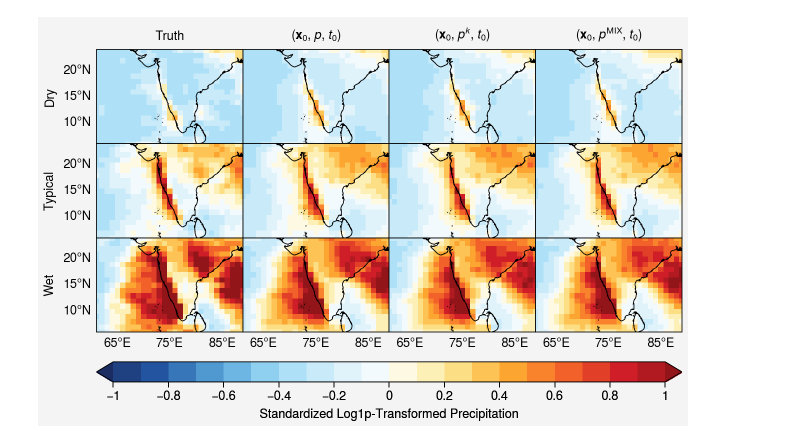
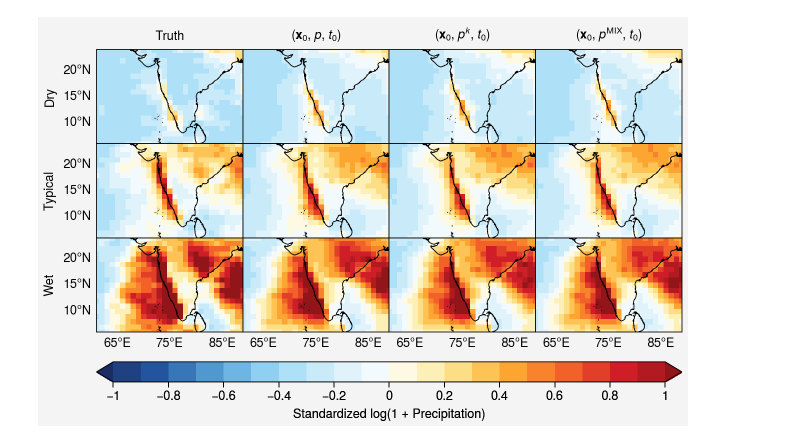
Before and after one commit to savannahferretti/monsoon-kernels, a Jupyter notebook: notebooks/predictions.ipynb, the cells around one changed output. Saved outputs shown, nothing was run; the diff lists cells and outputs as text; code cells hidden in the pictures.

```diff
--- a/notebooks/predictions.ipynb
+++ b/notebooks/predictions.ipynb
@@ -64,20 +64,19 @@ for model in CONFIGS['models']:
 # %%
 fig,axs = pplt.subplots(nrows=3,ncols=len(results)+1,proj='cyl',figwidth=6.5,space=0,tight=True,share=True)
 axs.format(grid=False,rowlabels=['Dry','Typical','Wet'],collabels=['Truth']+[r[0] for r in results],
            latlim=(LATRANGE[0]+1,LATRANGE[1]-1),lonlim=(LONRANGE[0]+1,LONRANGE[1]-1),coast=True)
 axs[:,0].format(latlabels='l',latlines=[10,15,20])
 axs[-1,:].format(lonlabels='b',lonlines=[65,75,85])
 style = dict(cmap='ColdHot',vmin=-1,vmax=1,levels=20,extend='both')
 im = axs[0,0].pcolormesh(results[0][1]['dry']['true'],**style)
 axs[1,0].pcolormesh(results[0][1]['typical']['true'],**style)
 axs[2,0].pcolormesh(results[0][1]['wet']['true'],**style)
 for j,(desc,regime) in enumerate(results,start=1):
     axs[0,j].pcolormesh(regime['dry']['pred'],**style)
     axs[1,j].pcolormesh(regime['typical']['pred'],**style)
     axs[2,j].pcolormesh(regime['wet']['pred'],**style)
-
-fig.colorbar(im,loc='b',label='Standardized Log1p-Transformed Precipitation')
+fig.colorbar(im,loc='b',label='Standardized log(1 + Precipitation)')
 pplt.show()
 fig.save('../figs/fig_S1.jpg')
 # %% [output]
-[figure, old version]
+[figure, new version]
```
Also changed, not shown: 2 other files.
